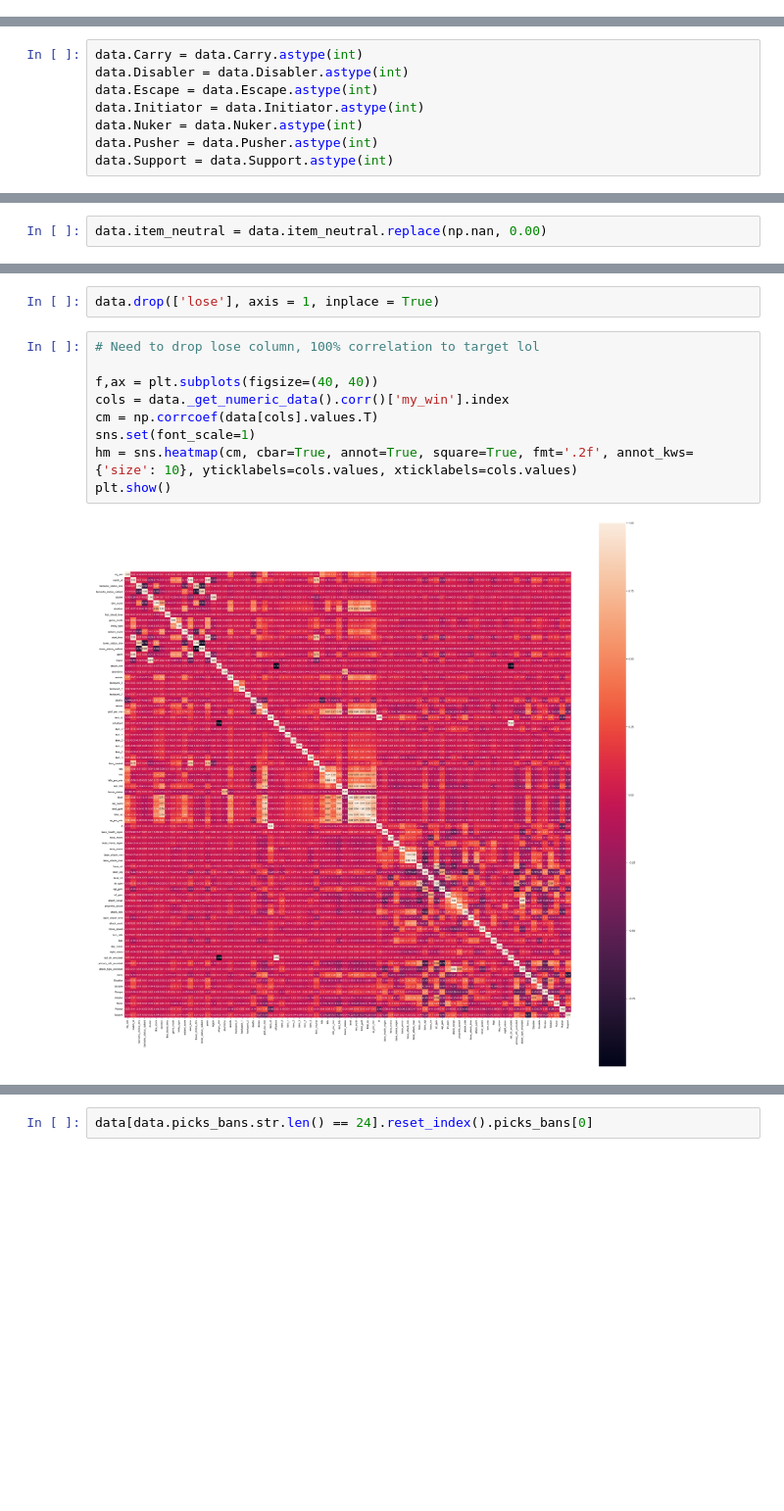
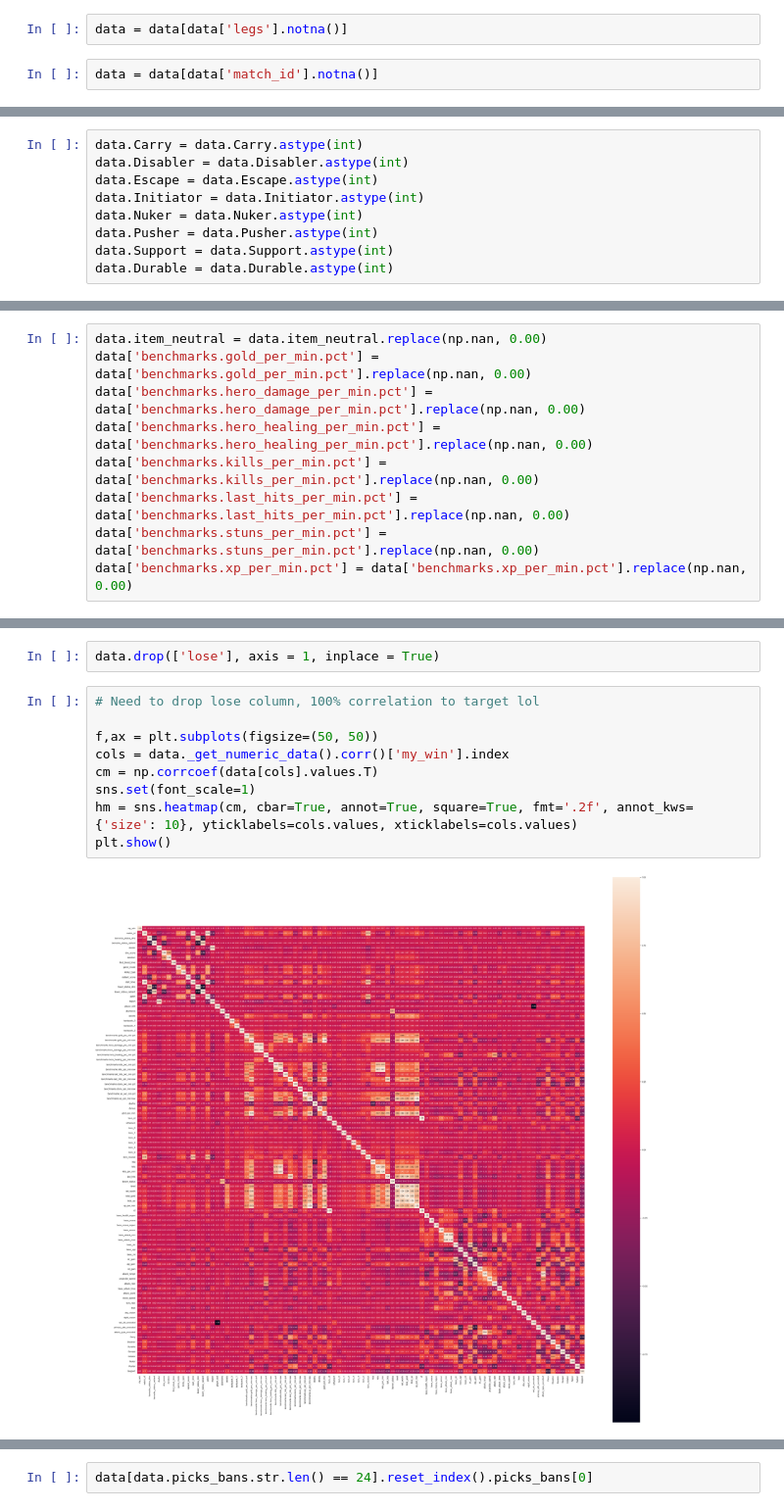
Before and after one commit to akinlaba/dota_analysis, a Jupyter notebook: more_eda.ipynb, the cells around one changed output, grey strips where cells are left out. Shown at 98% size. Cells and saved outputs as stored; diff of their text form; blank space fills up the shorter version.

```diff
--- a/more_eda.ipynb
+++ b/more_eda.ipynb
@@ -408,0 +431,4 @@ data.head()
+# %%
+data = data[data['legs'].notna()]
+# %%
+data = data[data['match_id'].notna()]
@@ -580,6 +626,7 @@ data.Initiator = data.Initiator.astype(int)
 data.Nuker = data.Nuker.astype(int)
 data.Pusher = data.Pusher.astype(int)
 data.Support = data.Support.astype(int)
+data.Durable = data.Durable.astype(int)
 # %%
 data.dtypes
 # %% [output]
@@ -645,3 +695,10 @@ Support                       0
 dtype: int64
 # %%
 data.item_neutral = data.item_neutral.replace(np.nan, 0.00)
+data['benchmarks.gold_per_min.pct'] = data['benchmarks.gold_per_min.pct'].replace(np.nan, 0.00)
+data['benchmarks.hero_damage_per_min.pct'] = data['benchmarks.hero_damage_per_min.pct'].replace(np.nan, 0.00)
+data['benchmarks.hero_healing_per_min.pct'] = data['benchmarks.hero_healing_per_min.pct'].replace(np.nan, 0.00)
+data['benchmarks.kills_per_min.pct'] = data['benchmarks.kills_per_min.pct'].replace(np.nan, 0.00)
+data['benchmarks.last_hits_per_min.pct'] = data['benchmarks.last_hits_per_min.pct'].replace(np.nan, 0.00)
+data['benchmarks.stuns_per_min.pct'] = data['benchmarks.stuns_per_min.pct'].replace(np.nan, 0.00)
+data['benchmarks.xp_per_min.pct'] = data['benchmarks.xp_per_min.pct'].replace(np.nan, 0.00)
@@ -655,14 +736,14 @@ data.drop(['lose'], axis = 1, inplace = True)
 # %%
 # Need to drop lose column, 100% correlation to target lol
 
-f,ax = plt.subplots(figsize=(40, 40))
+f,ax = plt.subplots(figsize=(50, 50))
 cols = data._get_numeric_data().corr()['my_win'].index
 cm = np.corrcoef(data[cols].values.T)
 sns.set(font_scale=1)
 hm = sns.heatmap(cm, cbar=True, annot=True, square=True, fmt='.2f', annot_kws={'size': 10}, yticklabels=cols.values, xticklabels=cols.values)
 plt.show()
 # %% [output]
-[figure, old version]
+[figure, new version]
 # %%
 k = 15 #number of variables for heatmap
 f,ax = plt.subplots(figsize=(11, 11))
```
Also changed, not shown: parts of 55 cells of this notebook, 4 other files.
